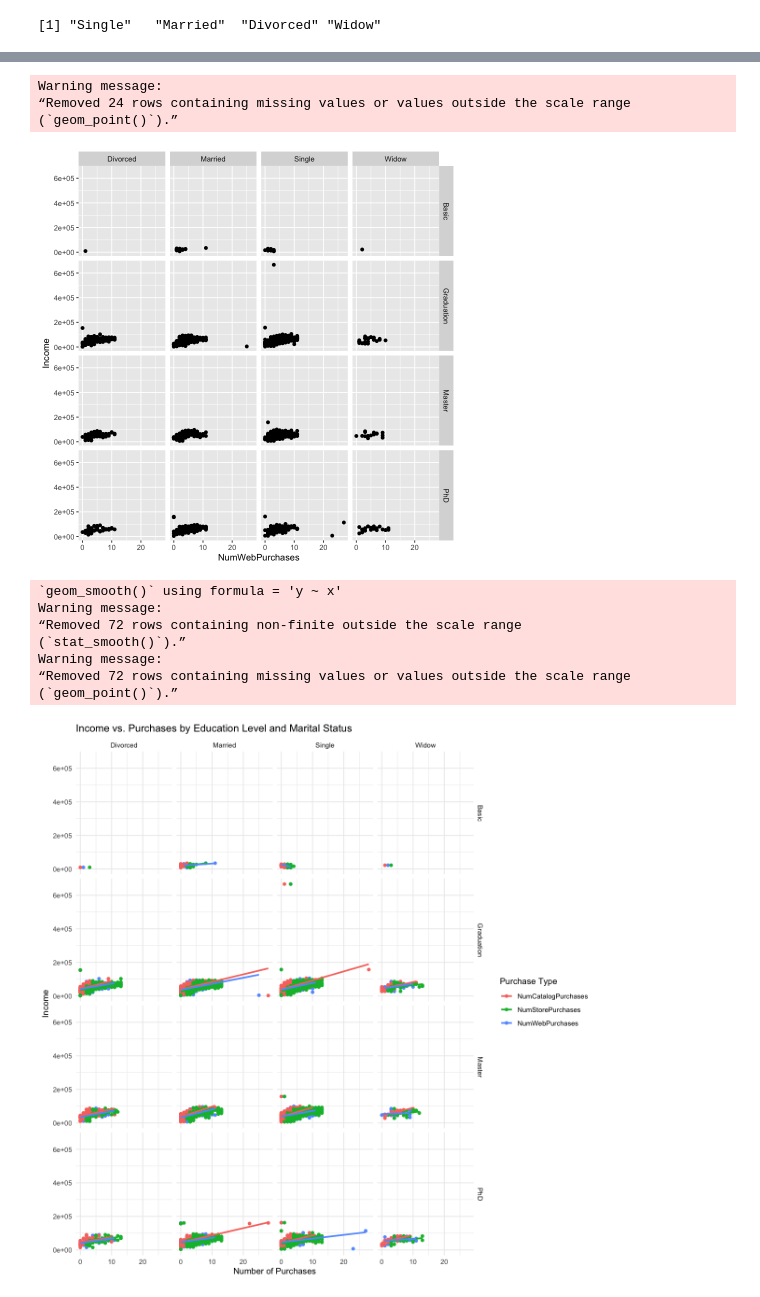
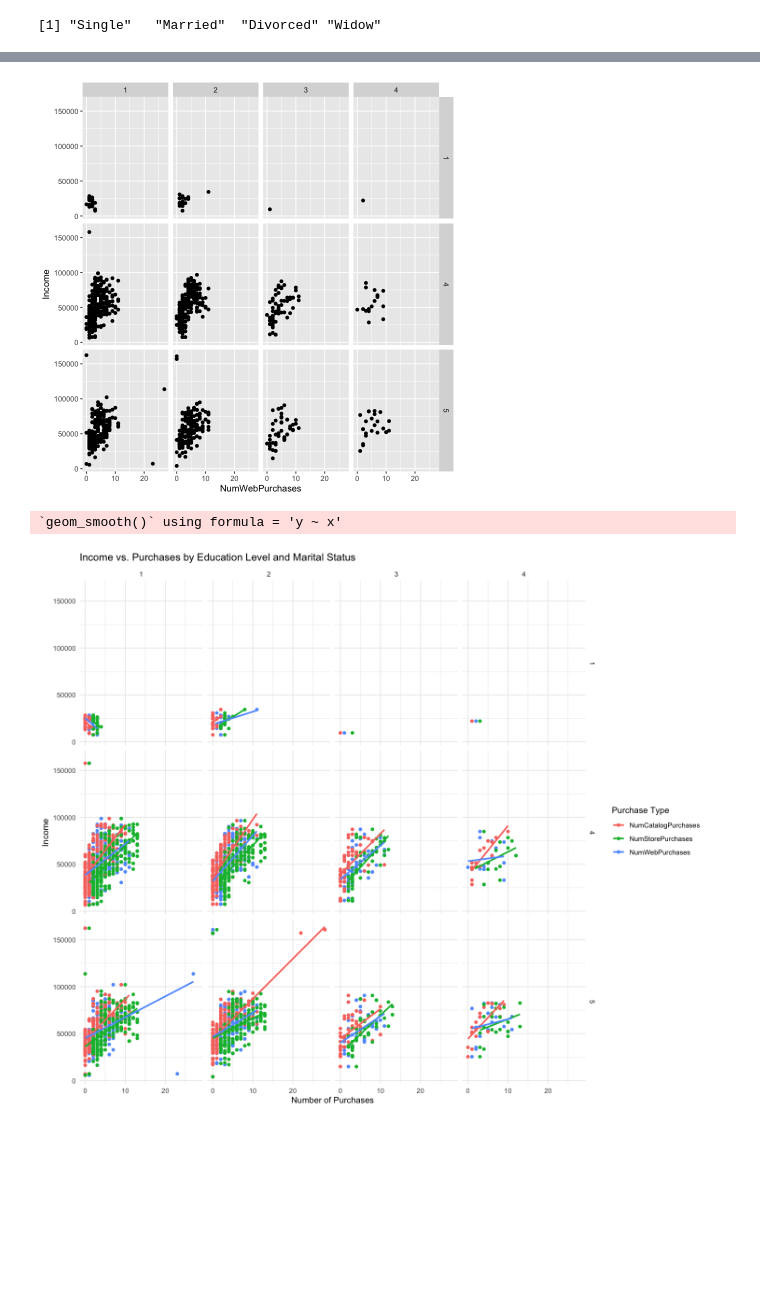
Before and after one commit to DrakenRaptor/STAT301_ProjectGrp26, a Jupyter notebook: Individual Assignment (Project).ipynb, the cells around one changed output, grey strips where cells are left out. Cells and saved outputs as stored; diff of their text form; code cells hidden in the pictures; blank space fills up the shorter version.

```diff
--- a/Individual Assignment (Project).ipynb
+++ b/Individual Assignment (Project).ipynb
@@ -134,0 +131,12 @@ A scatterplot may be suitable to visualise the relationships between different v
+# %%
+# Refactor Marital_Status to numeric values
+market_data <- market_data |>
+    mutate(Marital_Status = case_when(
+        Marital_Status == "Single" ~ 1,
+        Marital_Status == "Married" ~ 2,
+        Marital_Status == "Divorced" ~ 3,
+        Marital_Status == "Widow" ~ 4,
+        TRUE ~ NA_real_
+    ))
+
+unique(market_data$Marital_Status)   # Check the new numeric values for Marital_Status
@@ -134,0 +145,13 @@ A scatterplot may be suitable to visualise the relationships between different v
+# %%
+market_data <- market_data |>
+    mutate(Education = case_when(
+        Education == "Basic" ~ 1,
+        Education == "High School" ~ 2,
+        Education == "Bachelor" ~ 3,
+        Education == "Master" ~ 4,
+        Education == "PhD" ~ 5,
+        TRUE ~ NA_real_
+    ))  # |>
+
+
+unique(market_data$Education)   # Check the new numeric values for Marital_Status
@@ -134,0 +160,15 @@ A scatterplot may be suitable to visualise the relationships between different v
+# %%
+# Filter out NA values in the specified variables
+market_data <- market_data |>
+    filter(!is.na(Education) & !is.na(Marital_Status) & !is.na(NumWebPurchases) &
+           !is.na(NumCatalogPurchases) & !is.na(NumWebVisitsMonth) &
+           !is.na(NumStorePurchases) & !is.na(Income))
+
+# Check the unique values in the variables to confirm NAs are removed
+unique(market_data$Education)
+unique(market_data$Marital_Status)
+unique(market_data$NumWebPurchases)
+unique(market_data$NumCatalogPurchases)
+unique(market_data$NumWebVisitsMonth)
+unique(market_data$NumStorePurchases)
+unique(market_data$Income)
@@ -152,33 +230,24 @@ facet_double <- market_data  |>
 
 facet_double
 # %% [output]
-Warning message:
-“Removed 24 rows containing missing values or values outside the scale range
-(`geom_point()`).”
-[figure, old version]
+[figure, new version]
 # %%
-options(repr.plot.width = 10, repr.plot.height = 10)
+options(repr.plot.width = 12, repr.plot.height = 10)
 # Reshape the data to long format for easier plotting
 data_long <- market_data |>
   gather(key = "PurchaseType", value = "PurchaseCount",
          NumWebPurchases, NumCatalogPurchases, NumStorePurchases)
 
 # Create the faceted scatter plot with regression lines
 ggplot(data_long, aes(x = PurchaseCount, y = Income, color = PurchaseType)) +
   geom_point() +
   geom_smooth(method = "lm", se = FALSE) +
   facet_grid(Education ~ Marital_Status) +
   labs(title = "Income vs. Purchases by Education Level and Marital Status",
        x = "Number of Purchases",
        y = "Income",
        color = "Purchase Type") +
   theme_minimal()  # Aesthetics
 # %% [output]
 `geom_smooth()` using formula = 'y ~ x'
-Warning message:
-“Removed 72 rows containing non-finite outside the scale range
-(`stat_smooth()`).”
-Warning message:
-“Removed 72 rows containing missing values or values outside the scale range
-(`geom_point()`).”
-[figure, old version]
+[figure, new version]
```
Also changed, not shown: parts of 9 cells of this notebook.
